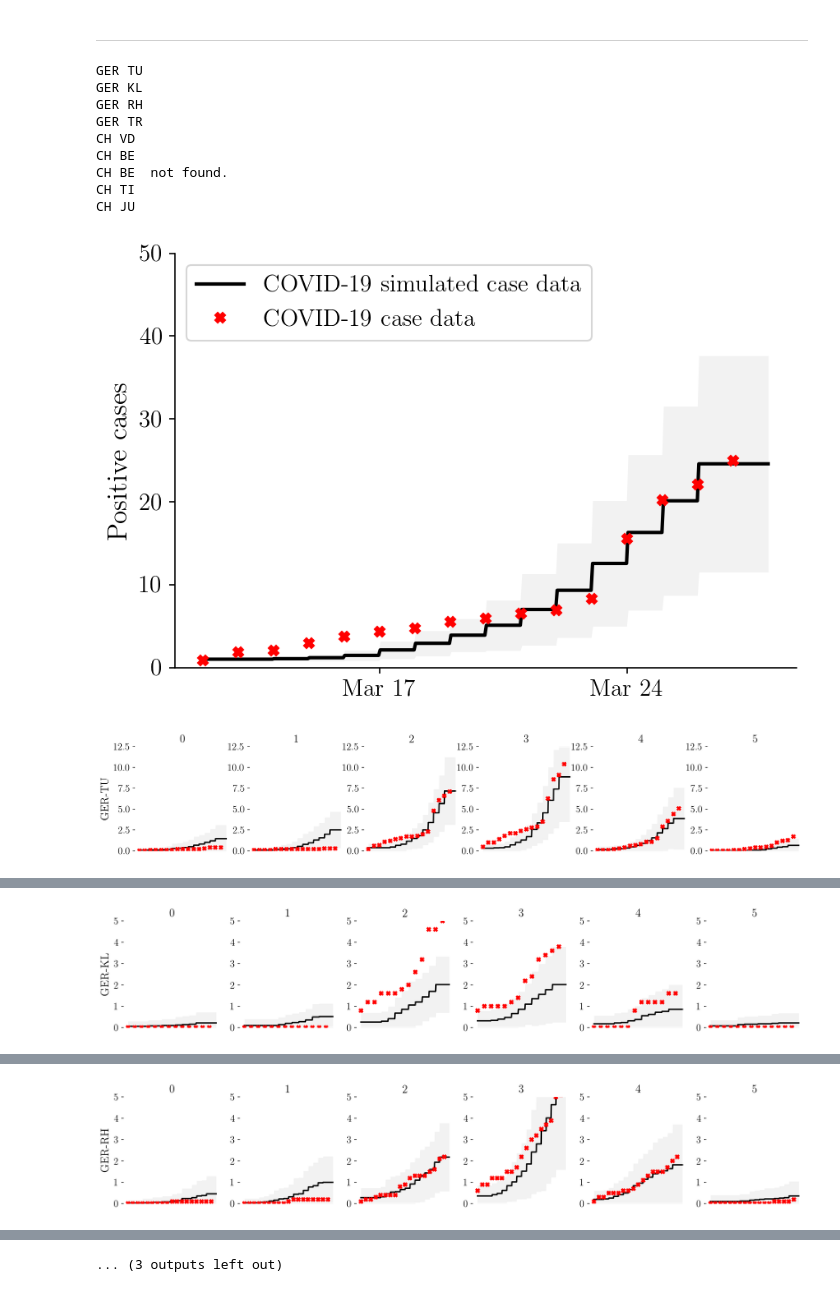
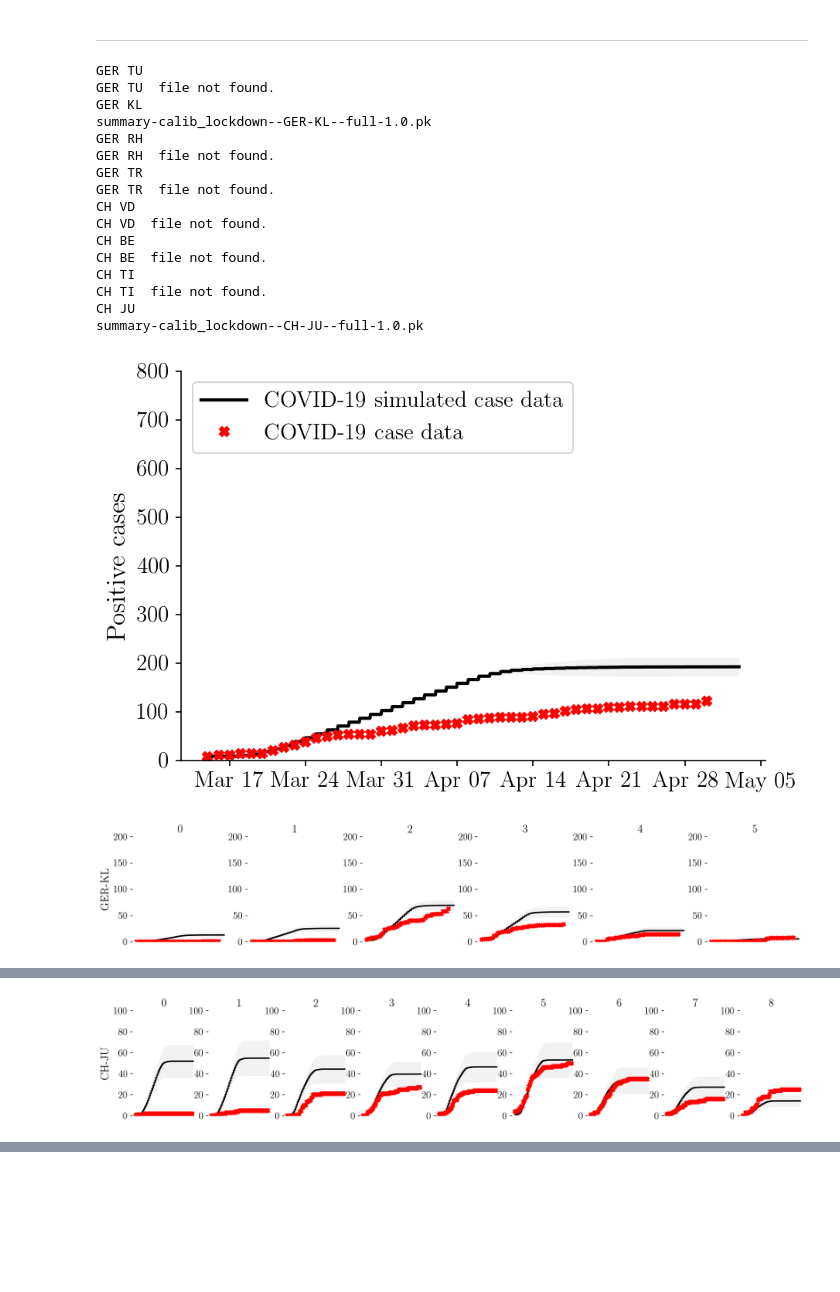
Before and after one commit to covid19-model/simulator, a Jupyter notebook: sim/calibration-plot.ipynb, the cells around one changed output, grey strips where cells are left out. Saved outputs shown, nothing was run; the diff lists cells and outputs as text; code cells hidden in the pictures; blank space fills up the shorter version.

Commit message:
about to pull for implementing joint calib

```diff
--- a/sim/calibration-plot.ipynb
+++ b/sim/calibration-plot.ipynb
@@ -37,8 +37,8 @@ from lib.calibration_settings import (
     calibration_states)
 import matplotlib.pyplot as plt
 # %%
-calibration_period_only = True
-full_scale = False
+calibration_period_only = False
+full_scale = True
 p_stay_home = 1.0 # TBD
 dry_run = True
 plot = True
@@ -46,7 +46,7 @@ plot = True
 #
 ######
 #
-random_repeats = 50
+random_repeats = 80
 c = 0
 np.random.seed(c)
 num_workers = multiprocessing.cpu_count()
@@ -229,16 +229,16 @@ Test capacity: Scaled:  1  Unscaled:  11
 # %%
 ymax = {
     'GER' : {
-        'TU' : 50,
-        'KL' : 20,
-        'RH' : 20,
-        'TR' : 50,
+        'TU' : 500,
+        'KL' : 200,
+        'RH' : 300,
+        'TR' : 500,
     },
     'CH' : {
-        'VD' : 50,
-        'LU' : 20,
-        'TI' : 50,
-        'JU' : 20,
+        'VD' : 500,
+        'BE' : 150,
+        'TI' : 100,
+        'JU' : 100,
     }
 }
 
@@ -247,8 +247,9 @@ if plot:
         for area in setting_paths[country].keys():
 
             try:
+#                 if area not in ['BE']:
+#                     continue
 
-#             if True:
                 print(country, area)
 
                 # start simulation when calibration started
@@ -284,43 +285,57 @@ if plot:
 
                 appdx = 'full' if full_scale else 'downscaled'
                 if calibration_period_only:
-                    summary = load_summary('summary-calib--{}-{}--{}.pk'.format(country, area, appdx))
+                    loadstr = 'summary-calib--{}-{}--{}.pk'.format(country, area, appdx)
+                    summary = load_summary(loadstr)
+                    print(loadstr)
                 else:
-                    summary = load_summary('summary-calib_lockdown--{}-{}--{}-{}.pk'.format(
-                        country, area, appdx, p_stay_home))
+                    loadstr = 'summary-calib_lockdown--{}-{}--{}-{}.pk'.format(
+                        country, area, appdx, p_stay_home)
+                    summary = load_summary(loadstr)
+                    print(loadstr)
 
+                # ymax depending on full scale vs downsampling
+                ym = (4 if full_scale else 1) * ymax[country][area] / (mob.downsample)
 
                 plotter = Plotter()
                 plotter.plot_positives_vs_target(
                     summary, sim_cases.sum(axis=1),
                     title='Calibration period',
-                    filename='calibration--{}-{}'.format(country, area),
+                    filename='calibration-{}-{}-{}-{}'.format('only-calib' if calibration_period_only else 'full',country, area, appdx),
                     figsize=(6, 4),
                     start_date=start_date,
                     errorevery=1, acc=1000,
-                    ymax=ymax[country][area],
+                    ymax=int(ym),
                 )
 
                 plotter.plot_age_group_positives_vs_target(
                     summary, sim_cases,
                     ytitle=f'{country}-{area}',
-                    filename='calibration--{}-{}-age'.format(country, area),
+                    filename='calibration-{}-{}-{}-age-{}'.format('only-calib' if calibration_period_only else 'full', country, area, appdx),
                     figsize=(16, 2.5),
                     start_date=start_date,
                     errorevery=1, acc=1000,
-                    ymax=ymax[country][area] / 4)
+                    ymax=int(ym / 4),
+                )
 
-            except:
-                print(country, area, ' not found.')
+            except FileNotFoundError:
+                print(country, area, ' file not found.')
 # %% [output]
 GER TU
+GER TU  file not found.
 GER KL
+summary-calib_lockdown--GER-KL--full-1.0.pk
 GER RH
+GER RH  file not found.
 GER TR
+GER TR  file not found.
 CH VD
+CH VD  file not found.
 CH BE
-CH BE  not found.
+CH BE  file not found.
 CH TI
+CH TI  file not found.
 CH JU
+summary-calib_lockdown--CH-JU--full-1.0.pk
-[figure, old version]
+[figure, new version]
-[figure, old version]
+[figure, new version]
@@ -328 +343 @@ CH JU
-[figure, old version]
+[figure, new version]
@@ -330 +343,0 @@ CH JU
-[figure, removed]
@@ -336 +343,0 @@ CH JU
-... (3 outputs left out)
```
Also changed, not shown: parts of 2 cells of this notebook, 5 other files.
